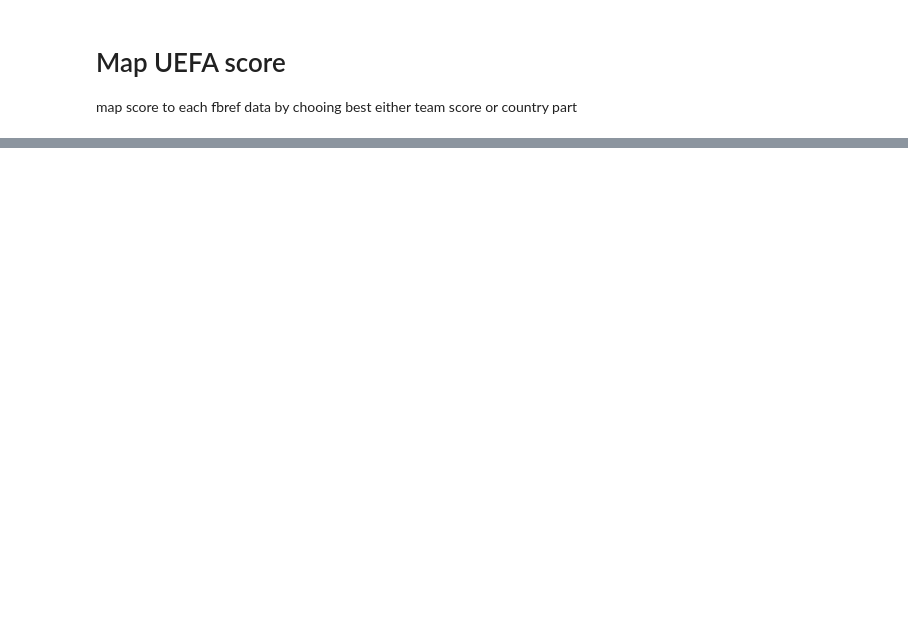
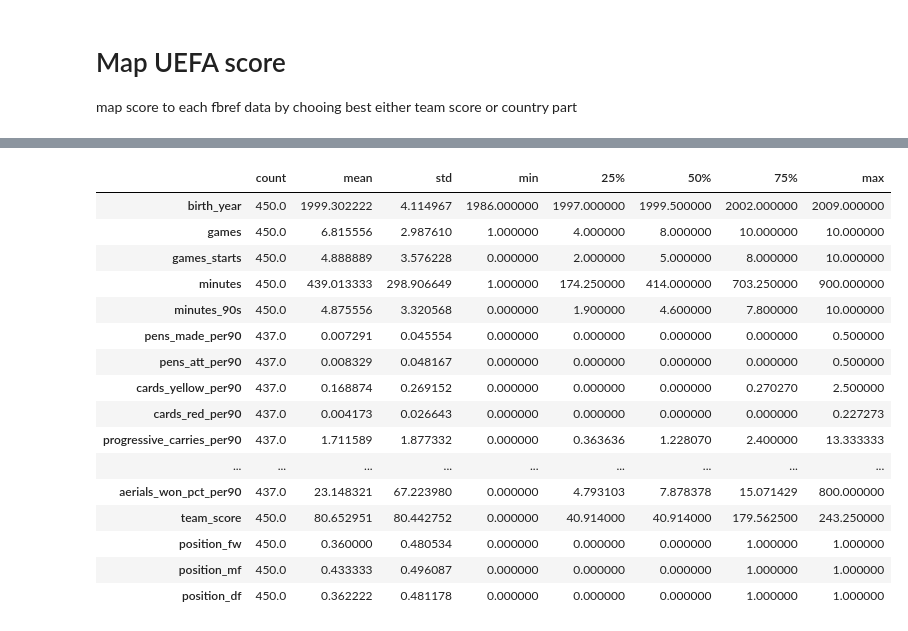
Before and after one commit to Nacnano/football-data-project, a Jupyter notebook: notebooks/mapping_fbref.ipynb, the cells around one changed output, grey strips where cells are left out. Cells and saved outputs as stored; diff of their text form; code cells hidden in the pictures; blank space fills up the shorter version.

```diff
--- a/notebooks/mapping_fbref.ipynb
+++ b/notebooks/mapping_fbref.ipynb
@@ -108 +184,50 @@ one player can play various position in the field, one hot encoder helps
+# %%
+per90_cols = [c for c in df.columns if c.endswith('_per90')]
+exclude_cols = [
+    'ranker',
+    'age',
+    'birth_year',
+    'minutes',
+    'minutes_90s',
+    'games',
+    'games_starts',
+    'position_fw',
+    'position_mf',
+    'position_df',
+    'team',
+    'team_score'
+] + per90_cols
+
+
+to_scale = [
+    c for c in df.columns
+    if c not in exclude_cols
+    and c not in ['minutes_90s']
+    and df[c].dtype != 'object'
+]
+
+df_scaled = df_encoded.copy()
+df_scaled[to_scale] = df_encoded[to_scale].div(df['minutes_90s'], axis=0)
+df_scaled.replace([np.inf, -np.inf], 0, inplace=True)
+df_scaled.rename(columns={c: f"{c}_per90" for c in to_scale}, inplace=True)
+# %%
+df_scaled.describe().T
+# %% [output]
+|  | count | mean | std | min | 25% | 50% | 75% | max |
+| birth_year | 450.0 | 1999.302222 | 4.114967 | 1986.000000 | 1997.000000 | 1999.500000 | 2002.000000 | 2009.000000 |
+| games | 450.0 | 6.815556 | 2.987610 | 1.000000 | 4.000000 | 8.000000 | 10.000000 | 10.000000 |
+| games_starts | 450.0 | 4.888889 | 3.576228 | 0.000000 | 2.000000 | 5.000000 | 8.000000 | 10.000000 |
+| minutes | 450.0 | 439.013333 | 298.906649 | 1.000000 | 174.250000 | 414.000000 | 703.250000 | 900.000000 |
+| minutes_90s | 450.0 | 4.875556 | 3.320568 | 0.000000 | 1.900000 | 4.600000 | 7.800000 | 10.000000 |
+| pens_made_per90 | 437.0 | 0.007291 | 0.045554 | 0.000000 | 0.000000 | 0.000000 | 0.000000 | 0.500000 |
+| pens_att_per90 | 437.0 | 0.008329 | 0.048167 | 0.000000 | 0.000000 | 0.000000 | 0.000000 | 0.500000 |
+| cards_yellow_per90 | 437.0 | 0.168874 | 0.269152 | 0.000000 | 0.000000 | 0.000000 | 0.270270 | 2.500000 |
+| cards_red_per90 | 437.0 | 0.004173 | 0.026643 | 0.000000 | 0.000000 | 0.000000 | 0.000000 | 0.227273 |
+| progressive_carries_per90 | 437.0 | 1.711589 | 1.877332 | 0.000000 | 0.363636 | 1.228070 | 2.400000 | 13.333333 |
+| ... | ... | ... | ... | ... | ... | ... | ... | ... |
+| aerials_won_pct_per90 | 437.0 | 23.148321 | 67.223980 | 0.000000 | 4.793103 | 7.878378 | 15.071429 | 800.000000 |
+| team_score | 450.0 | 80.652951 | 80.442752 | 0.000000 | 40.914000 | 40.914000 | 179.562500 | 243.250000 |
+| position_fw | 450.0 | 0.360000 | 0.480534 | 0.000000 | 0.000000 | 0.000000 | 1.000000 | 1.000000 |
+| position_mf | 450.0 | 0.433333 | 0.496087 | 0.000000 | 0.000000 | 0.000000 | 1.000000 | 1.000000 |
+| position_df | 450.0 | 0.362222 | 0.481178 | 0.000000 | 0.000000 | 0.000000 | 1.000000 | 1.000000 |
 # %%
```
Also changed, not shown: parts of 7 cells of this notebook, 13 other files.
